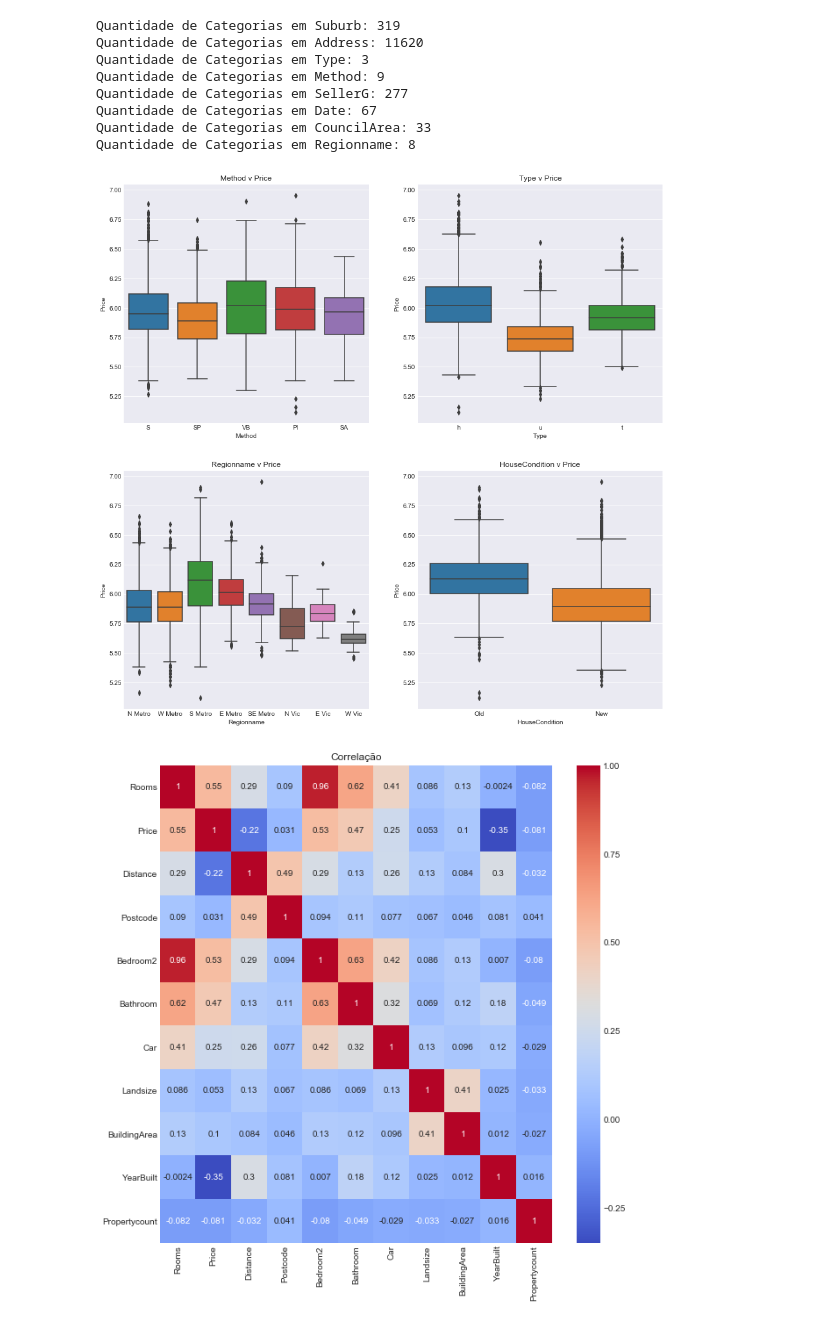
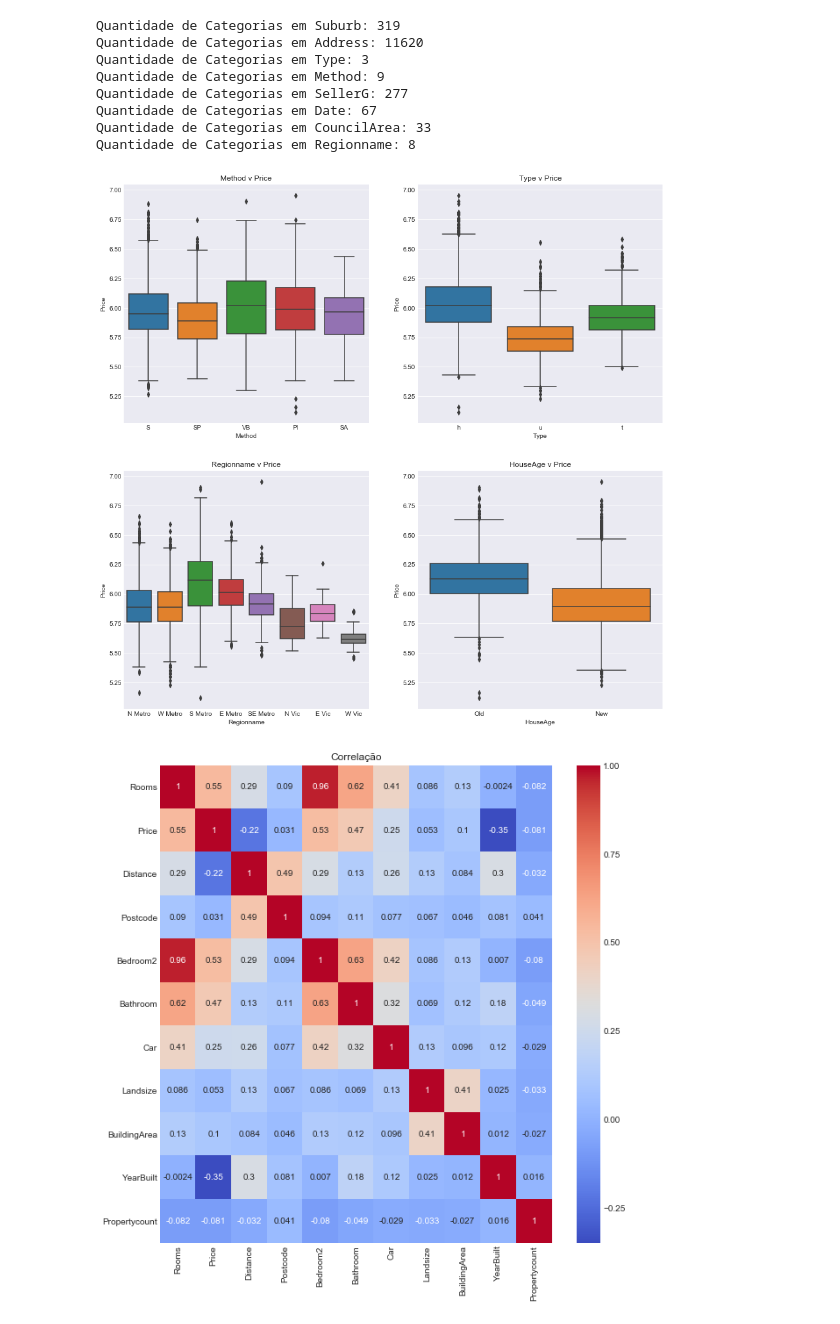
Before and after one commit to junioraze/house_reg, a Jupyter notebook: melbourne.ipynb, the cells around one changed output. Drawn from its saved outputs; the diff is of its cells as text; code cells hidden in the pictures.

```diff
--- a/melbourne.ipynb
+++ b/melbourne.ipynb
@@ -161,32 +193,32 @@ def age_type(age):
     else:
         return 'New'
 
-train['HouseCondition'] = train['YearBuilt'].apply(age_type)
+train['HouseAge'] = train['YearBuilt'].apply(age_type)
 # %%
 sns.set_style('darkgrid')
 f, axes = plt.subplots(2,2, figsize = (15,15))
 
 sns.boxplot(x='Method', y='Price', data=train, ax=axes[0,0])
 axes[0,0].set_xlabel('Method')
 axes[0,0].set_ylabel('Price')
 axes[0,0].set_title('Method v Price')
 
 sns.boxplot(x='Type', y='Price', data=train, ax=axes[0,1])
 axes[0,1].set_xlabel('Type')
 axes[0,1].set_ylabel('Price')
 axes[0,1].set_title('Type v Price')
 
 sns.boxplot(x='Regionname', y='Price', data=train, ax=axes[1,0])
 axes[1,0].set_xlabel('Regionname')
 axes[1,0].set_ylabel('Price')
 axes[1,0].set_title('Regionname v Price')
 
-sns.boxplot(x='HouseCondition', y='Price', data=train, ax=axes[1,1])
-axes[1,1].set_xlabel('HouseCondition')
+sns.boxplot(x='HouseAge', y='Price', data=train, ax=axes[1,1])
+axes[1,1].set_xlabel('HouseAge')
 axes[1,1].set_ylabel('Price')
-axes[1,1].set_title('HouseCondition v Price');
+axes[1,1].set_title('HouseAge v Price');
 # %% [output]
-[figure, old version]
+[figure, new version]
 # %%
 plt.figure(figsize=(10,10))
 sns.heatmap(train.corr(), annot=True, cmap='coolwarm')
```
Also changed, not shown: parts of 14 cells of this notebook.
